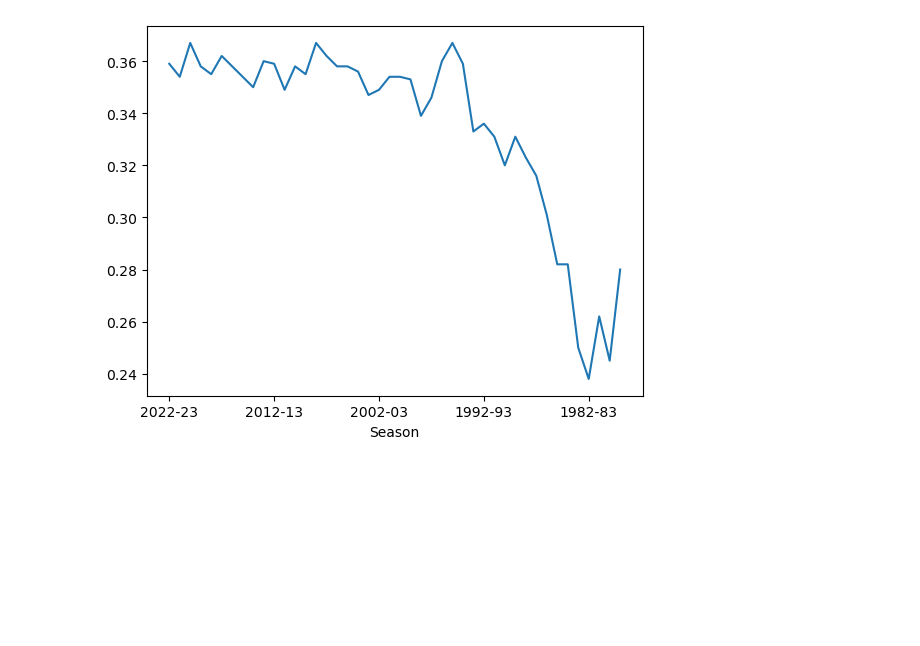
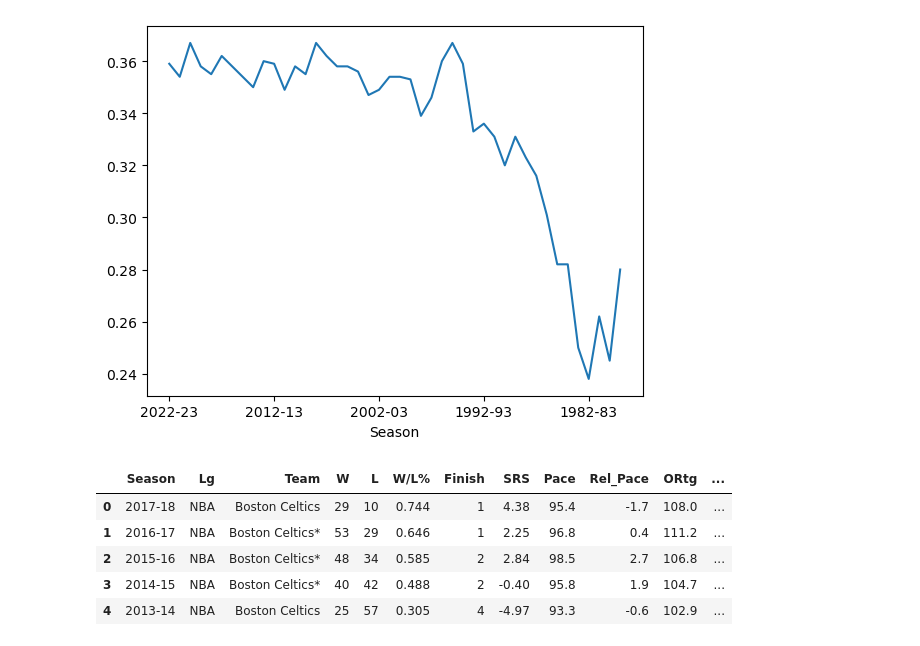
Before and after one commit to jstnkuo/NBA-Three-Pointer-Analysis, a Jupyter notebook: main.ipynb, the cells around one changed output. Saved outputs shown, nothing was run; the diff lists cells and outputs as text; code cells hidden in the pictures; blank space fills up the shorter version.

```diff
--- a/main.ipynb
+++ b/main.ipynb
@@ -30,3 +32,12 @@ three_point_percent.plot(kind = 'line')
 # %% [output]
 <AxesSubplot:xlabel='Season'>
 [figure]
+# %%
+team_records.head()
+# %% [output]
+|  | Season | Lg | Team | W | L | W/L% | Finish | SRS | Pace | Rel_Pace | ORtg | ... |
+| 0 | 2017-18 | NBA | Boston Celtics | 29 | 10 | 0.744 | 1 | 4.38 | 95.4 | -1.7 | 108.0 | ... |
+| 1 | 2016-17 | NBA | Boston Celtics* | 53 | 29 | 0.646 | 1 | 2.25 | 96.8 | 0.4 | 111.2 | ... |
+| 2 | 2015-16 | NBA | Boston Celtics* | 48 | 34 | 0.585 | 2 | 2.84 | 98.5 | 2.7 | 106.8 | ... |
+| 3 | 2014-15 | NBA | Boston Celtics* | 40 | 42 | 0.488 | 2 | -0.40 | 95.8 | 1.9 | 104.7 | ... |
+| 4 | 2013-14 | NBA | Boston Celtics | 25 | 57 | 0.305 | 4 | -4.97 | 93.3 | -0.6 | 102.9 | ... |
```
Also changed, not shown: parts of 5 cells of this notebook.
